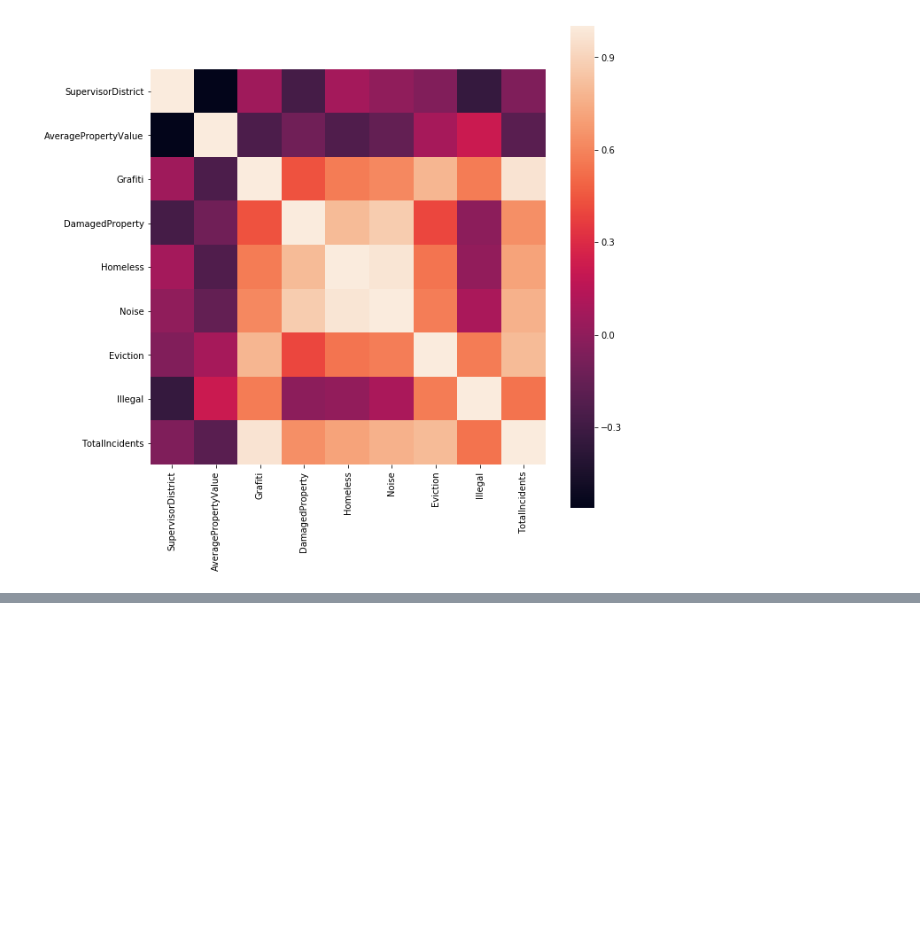
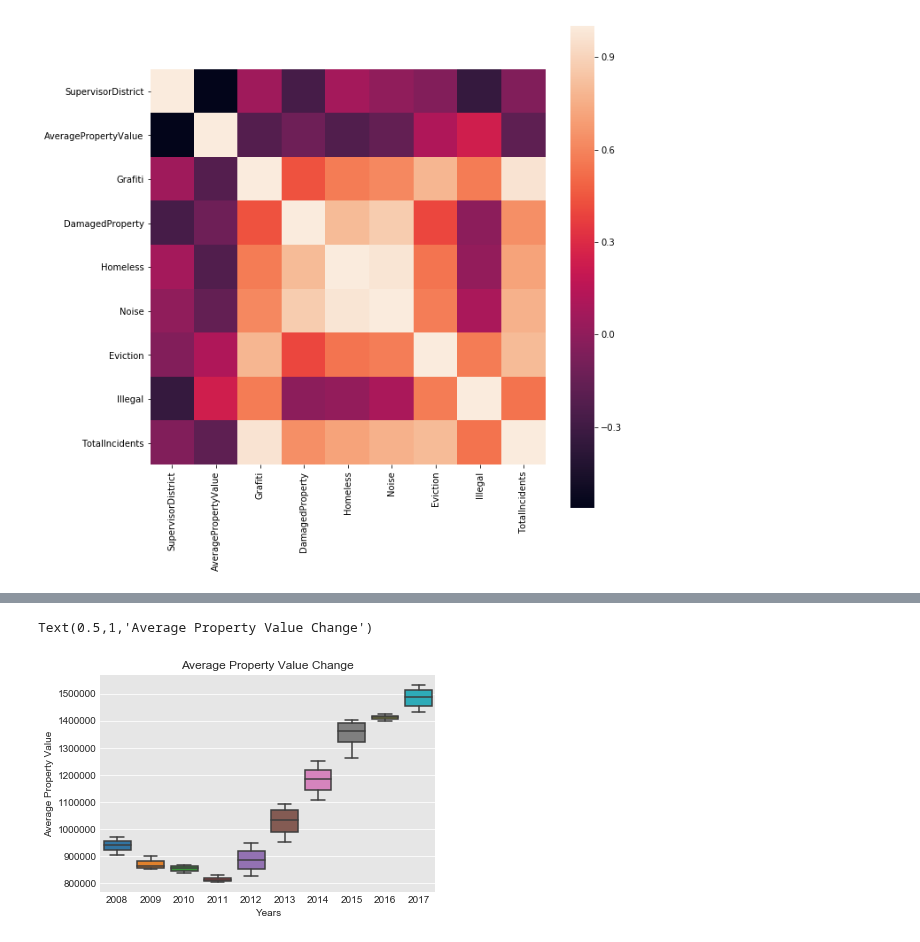
Before and after one commit to EmiliaPaz/EECS731_FinalProject, a Jupyter notebook: notebooks/PropertyValueRegression.ipynb, the cells around one changed output, grey strips where cells are left out. Saved outputs shown, nothing was run; the diff lists cells and outputs as text; code cells hidden in the pictures; blank space fills up the shorter version.

```diff
--- a/notebooks/PropertyValueRegression.ipynb
+++ b/notebooks/PropertyValueRegression.ipynb
@@ -363,0 +411,14 @@ df
+# %%
+df_toDrop=df_all
+# %%
+colList=list(df_all.columns)
+list2008=[]
+for x in range(0, 12):
+    list2008.append(colList[x])
+    df_toDrop=df_toDrop.drop([colList[x]], axis = 1)
+df2008 = df_all.loc[:, list2008]
+# %%
+mean2008=[]
+for i in list2008:
+    mean2008.append(df2008[i].mean())
+mean2008
@@ -363,0 +548,3 @@ df
+# %%
+df5 = pd.DataFrame(list(zip(mean2008, mean2009,mean2010, mean2011, mean2012, mean2013, mean2014, mean2015, mean2016, mean2017)),
+               columns =['2008', '2009', '2010', '2011', '2012', '2013', '2014', '2015', '2016', '2017'])
@@ -363,0 +567,11 @@ df
+# %%
+sns.set_style("darkgrid", {"axes.facecolor": ".9"})
+country_firstleague_ranks = sns.boxplot( data=df5).set(
+    xlabel='Years',
+    ylabel='Average Property Value'
+)
+plt.savefig('avgBoxPlot.png', bbox_inches='tight', dpi=300)
+plt.title('Average Property Value Change')
+# %% [output]
+Text(0.5,1,'Average Property Value Change')
+[figure, added]
```
Also changed, not shown: parts of 27 cells of this notebook, 10 other files.
